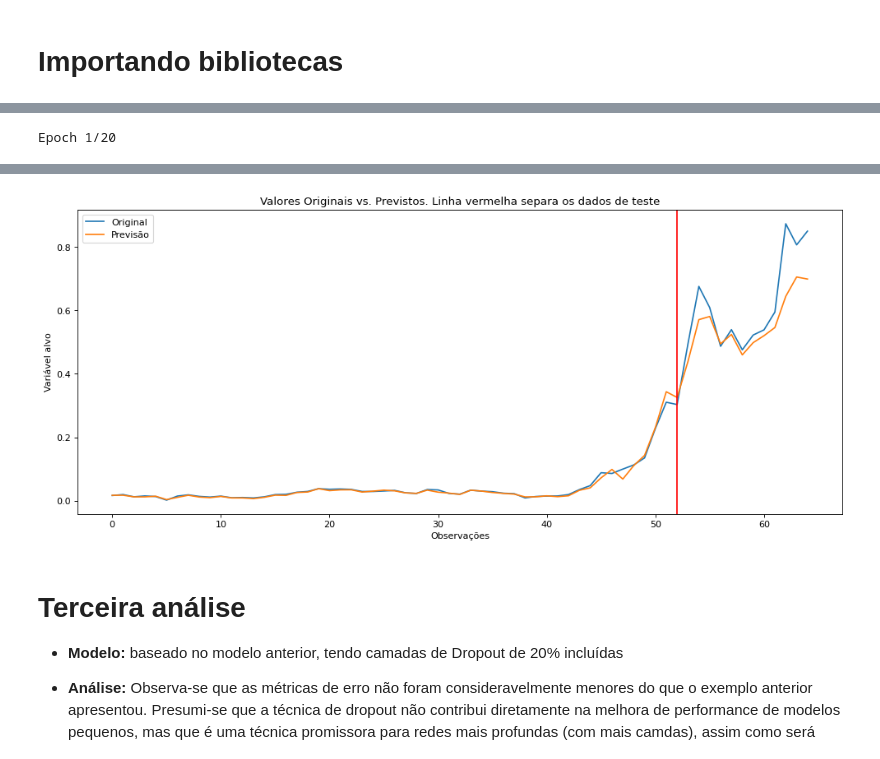
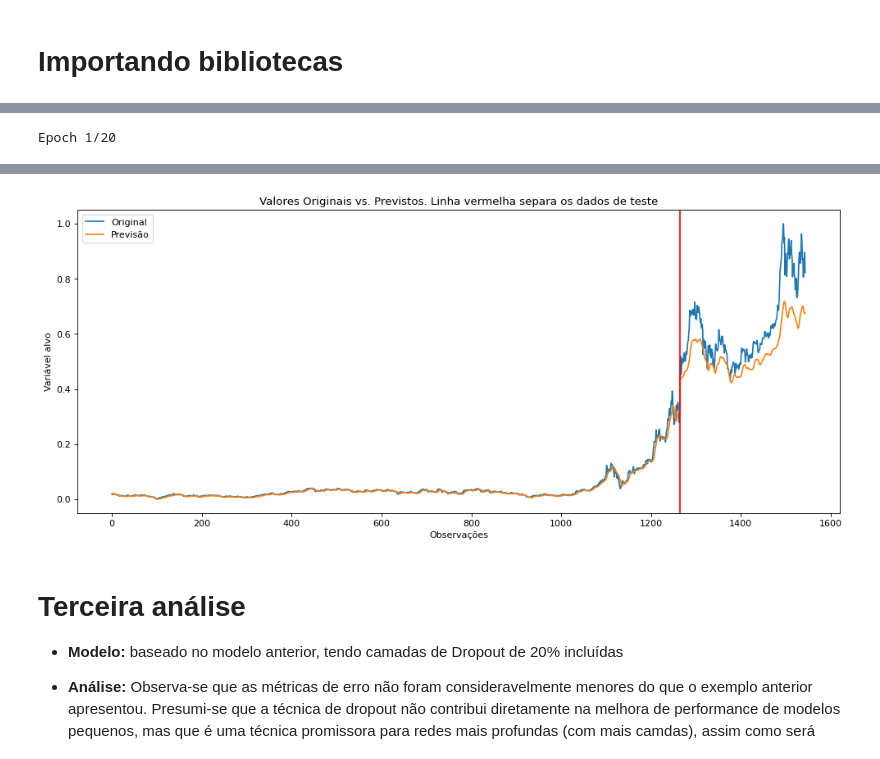
Before and after one commit to patriani/RNN_LSTM_Tesla_stock, a Jupyter notebook: ELT575_Semana3_ES119663.ipynb, the cells around one changed output, grey strips where cells are left out. Saved outputs shown, nothing was run; the diff lists cells and outputs as text; code cells hidden in the pictures.

```diff
--- a/ELT575_Semana3_ES119663.ipynb
+++ b/ELT575_Semana3_ES119663.ipynb
@@ -29,38 +29,39 @@ def load_and_prepare_data():
   df = read_csv(tesla_stock)
 
   # Only the column 'Open' will be used as independent variables and 'Close' is the column of the dependent variables.
-  df_XY=pd.DataFrame(df, columns=['Open','Close'])
+  #df_XY=pd.DataFrame(df, columns=['Open','Close'])
+  opening_prices = df['Open'].values
 
   # Reshape of the target data
-  df_XY_scaled = scaler.fit_transform(df_XY.values.reshape(-1, 1))
+  opening_prices_scaled = scaler.fit_transform(opening_prices.reshape(-1, 1))
 
   # Split into train and test data (80% to train and 20% to test)
-  train_size = int(len(df_XY_scaled) * 0.8)
-  train_data = df_XY_scaled[:train_size]
-  test_data = df_XY_scaled[train_size:]
+  train_size = int(len(opening_prices_scaled) * 0.8)
+  train_data = opening_prices_scaled[:train_size]
+  test_data = opening_prices_scaled[train_size:]
 
-  return df_XY,train_data,test_data
+  return opening_prices,train_data,test_data
 
-df_XY,train_data,test_data = load_and_prepare_data()
+opening_prices,train_data,test_data = load_and_prepare_data()
 # %%
-# Prepare the input X and target Y
-def get_XY(data, time_steps):
-    # Indices of target array
-    Y_ind = np.arange(time_steps, len(data), time_steps)
-    Y = data[Y_ind]
-    # Prepare X
-    rows_x = len(Y)
-    X = data[range(time_steps*rows_x)]
-    X = np.reshape(X, (rows_x, time_steps, 1))
-    return X, Y
+# Prepare the input X and target Y for temporal analysis
+
+def create_sequences(data, sequence_length):
+    sequences = []
+    labels = []
+    for i in range(sequence_length, len(data)):
+        sequences.append(data[i-sequence_length:i])
+        labels.append(data[i])
+    return np.array(sequences), np.array(labels)
+
 
 time_steps = 50
 
 # Prepating the train data frame
-trainX, trainY = get_XY(train_data, time_steps)
+trainX, trainY = create_sequences(train_data, time_steps)
 
 # Prepating the test data frame
-testX, testY = get_XY(test_data, time_steps)
+testX, testY = create_sequences(test_data, time_steps)
 # %%
 def create_RNN(hidden_units, dense_units, input_shape, activation):
     model = Sequential()
@@ -149,10 +146,10 @@ df_XY_02,train_data_02,test_data_02 = load_and_prepare_data()
 time_steps = 50
 
 # Prepating the train data frame
-trainX_02, trainY_02 = get_XY(train_data_02, time_steps)
+trainX_02, trainY_02 = create_sequences(train_data_02, time_steps)
 
 # Prepating the test data frame
-testX_02, testY_02 = get_XY(test_data_02, time_steps)
+testX_02, testY_02 = create_sequences(test_data_02, time_steps)
 
 def create_RNN(hidden_units, dense_units, input_shape, activation):
     model = Sequential()
@@ -203,4 +200,4 @@ Raíz do Erro Médio Quadrático para Teste: 0.090
-[figure, old version]
+[figure, new version]
 # %% [markdown]
 # Terceira análise
 - **Modelo:** baseado no modelo anterior, tendo camadas de Dropout de 20% incluídas
```
Also changed, not shown: parts of 6 cells of this notebook.
